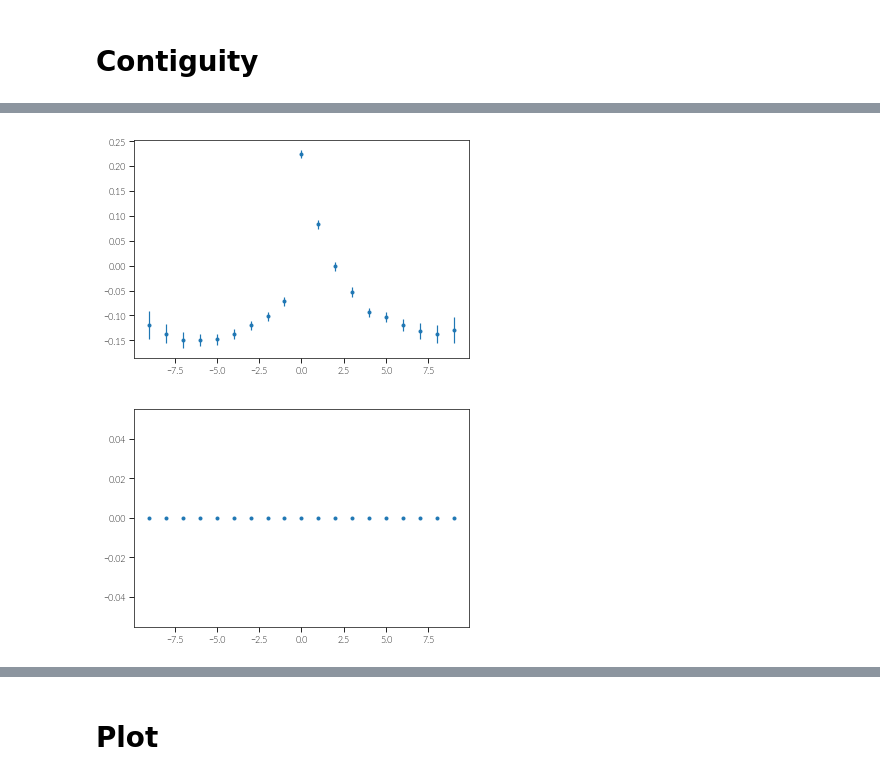
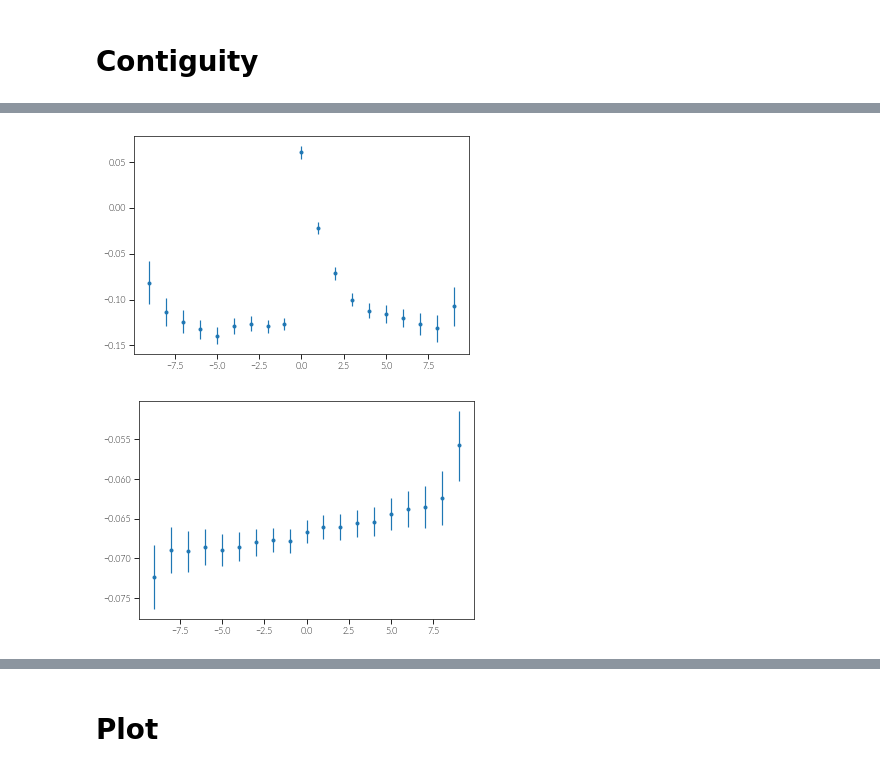
Before and after one commit to ctn-archive/cue-model, a Jupyter notebook: notebooks/Neural context analysis.ipynb, the cells around one changed output, grey strips where cells are left out. Saved outputs shown, nothing was run; the diff lists cells and outputs as text; code cells hidden in the pictures.

```diff
--- a/notebooks/Neural context analysis.ipynb
+++ b/notebooks/Neural context analysis.ipynb
@@ -42,5 +50,3 @@ list(data.keys())
 raw_spikes = data['p_ctx_spikes']
 # %%
 t = data['t'][0]
-# %%
-recognition_epochs = [list(range(10000 + 20000 + 1000 * i + 1000, 10000 + 20000 + 1000 * (i+1) + 1000)) for i in range(10)]
@@ -104,7 +105,7 @@ fig.tight_layout()
 # %% [markdown]
 # Contiguity
 # %%
-def analyze_contiguity(raw_spikes):
+def analyze_contiguity(raw_spikes, recognition_order):
     pi_epochs = [list(range(1000 * i, 1000 * (i+1))) for i in range(10)]
     recognition_epochs = [list(range(10000 + 20000 + 1000 * i, 10000 + 20000 + 1000 * (i+1))) for i in range(10)]
 
@@ -124,7 +125,7 @@ def analyze_contiguity(raw_spikes):
         #presentation_z_scores = z_score(trial_data, pi_epochs)
         presentation_z_scores = np.nan_to_num(presentation_z_scores, copy=False)
         #recognition_z_scores = z_score(trial_data, recognition_epochs)
-        recognition_z_scores = recognition_z_scores[np.argsort(data['recognition_order'][i]), :]
+        recognition_z_scores = recognition_z_scores[np.argsort(recognition_order[i]), :]
         recognition_z_scores = np.nan_to_num(recognition_z_scores, copy=False)
         similarity = np.dot(presentation_z_scores, recognition_z_scores.T) / presentation_z_scores.shape[1]
 
@@ -160,9 +161,9 @@ plot_contiguity(plt.gca(), df_cont_ose)
 # %%
-plot_contiguity(plt.gca(), analyze_contiguity(data['p_tf_out']))
+plot_contiguity(plt.gca(), analyze_contiguity(data['p_tf_out'], data['recognition_order']))
 # %% [output]
-[figure, old version]
+[figure, new version]
 # %%
-plot_contiguity(plt.gca(), analyze_contiguity(data['p_pos']))
+plot_contiguity(plt.gca(), analyze_contiguity(data['p_pos'], data['recognition_order']))
 # %% [output]
-[figure, old version]
+[figure, new version]
 # %%
```
Also changed, not shown: parts of 17 cells of this notebook.
